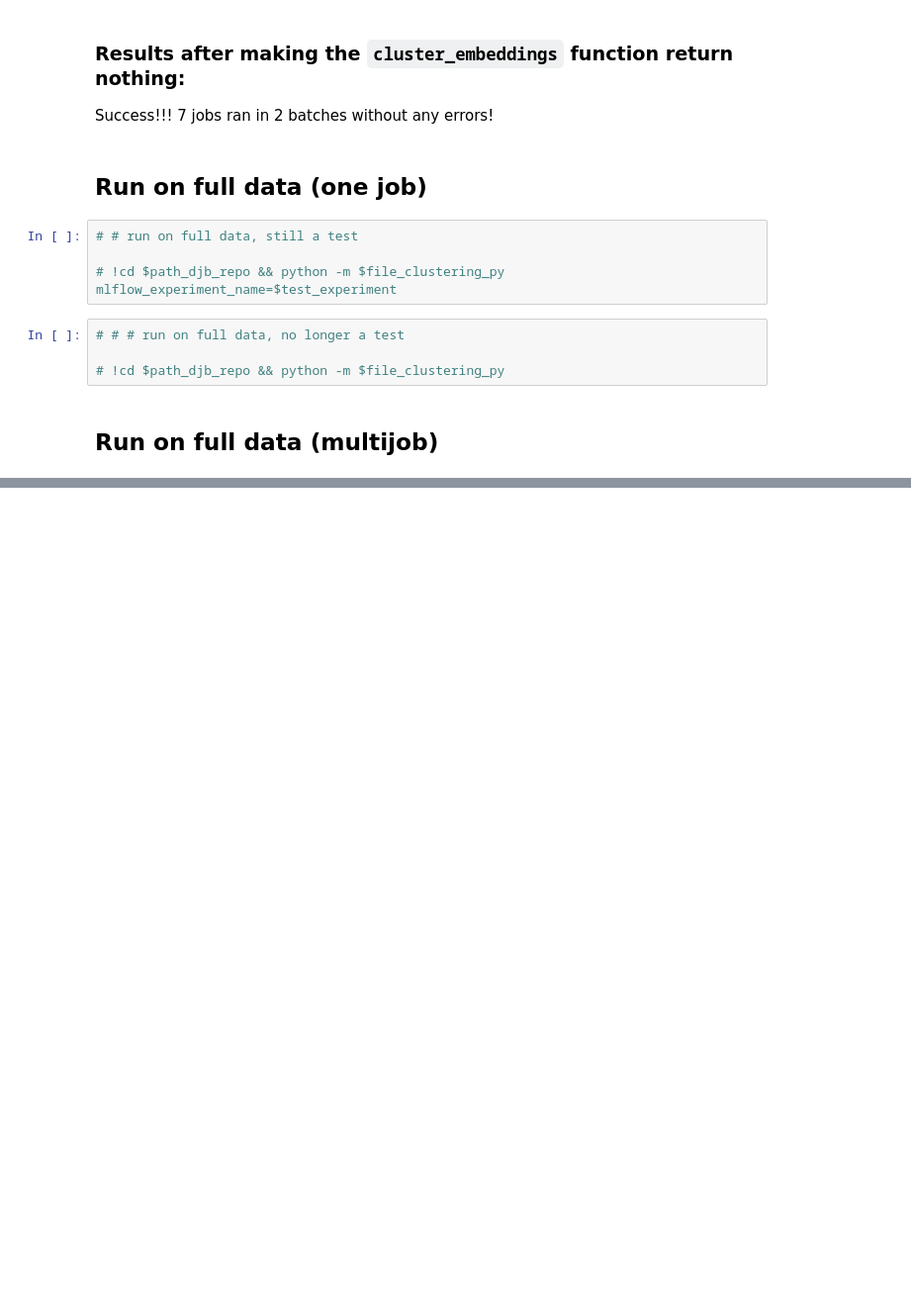
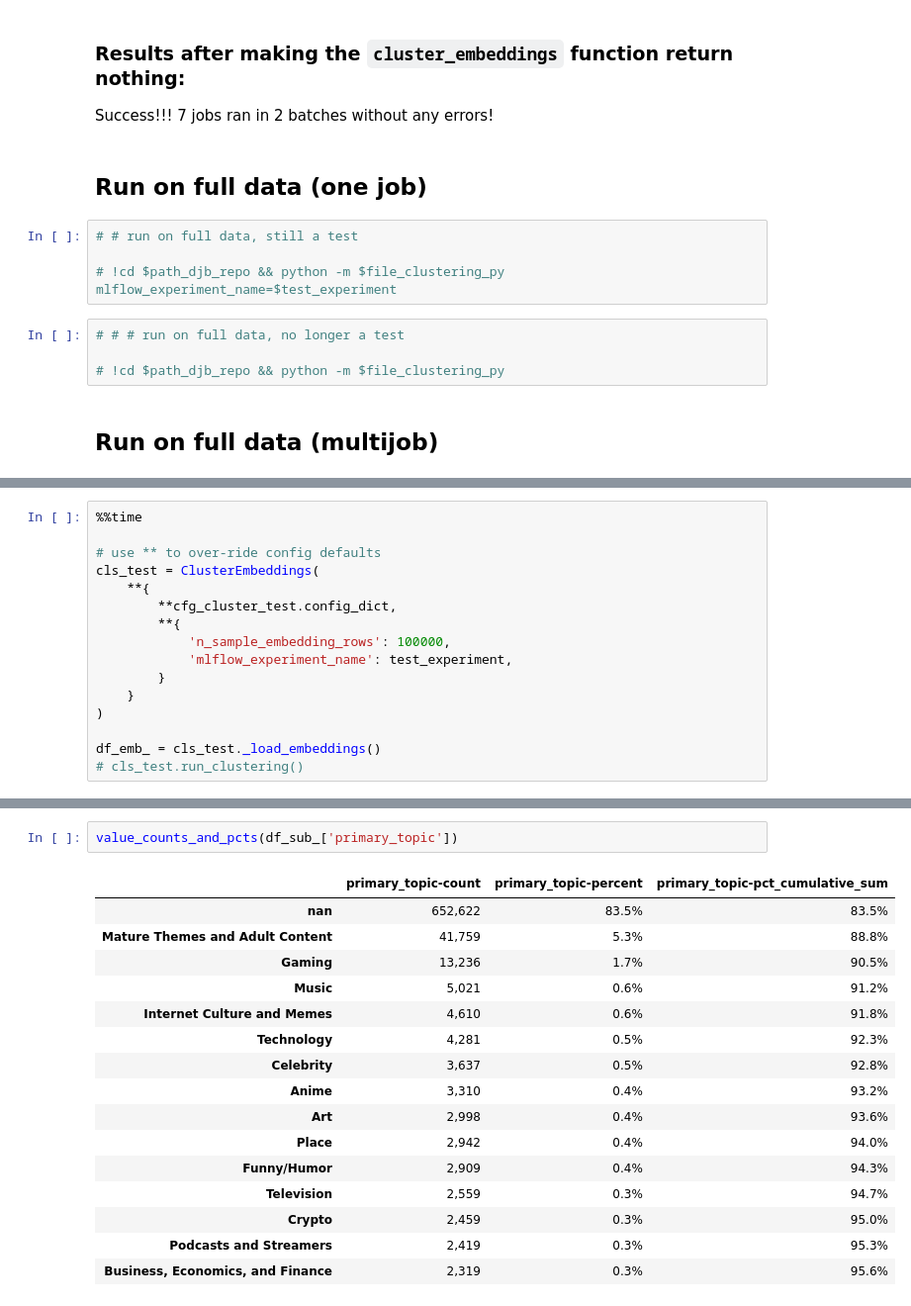
Before and after one commit to nazanin-zinouri/subclu, a Jupyter notebook: notebooks/v0.6.1/djb_06.00-2022-11-09-run_v0.6.1_subreddit_level_clustering_hydra_parallel.ipynb, the cells around one changed output, grey strips where cells are left out. Shown at 99% size. Saved outputs shown, nothing was run; the diff lists cells and outputs as text; blank space fills up the shorter version.

```diff
--- a/notebooks/v0.6.1/djb_06.00-2022-11-09-run_v0.6.1_subreddit_level_clustering_hydra_parallel.ipynb
+++ b/notebooks/v0.6.1/djb_06.00-2022-11-09-run_v0.6.1_subreddit_level_clustering_hydra_parallel.ipynb
@@ -472,0 +484,16 @@ clustering_v0.5.0_subreddit_base
+# %%
+%%time
+
+# use ** to over-ride config defaults
+cls_test = ClusterEmbeddings(
+    **{
+        **cfg_cluster_test.config_dict,
+        **{
+            'n_sample_embedding_rows': 100000,
+            'mlflow_experiment_name': test_experiment,
+        }
+    }
+)
+
+df_emb_ = cls_test._load_embeddings()
+# cls_test.run_clustering()
@@ -472,0 +556,19 @@ clustering_v0.5.0_subreddit_base
+# %%
+value_counts_and_pcts(df_sub_['primary_topic'])
+# %% [output]
+|  | primary_topic-count | primary_topic-percent | primary_topic-pct_cumulative_sum |
+| nan | 652,622 | 83.5% | 83.5% |
+| Mature Themes and Adult Content | 41,759 | 5.3% | 88.8% |
+| Gaming | 13,236 | 1.7% | 90.5% |
+| Music | 5,021 | 0.6% | 91.2% |
+| Internet Culture and Memes | 4,610 | 0.6% | 91.8% |
+| Technology | 4,281 | 0.5% | 92.3% |
+| Celebrity | 3,637 | 0.5% | 92.8% |
+| Anime | 3,310 | 0.4% | 93.2% |
+| Art | 2,998 | 0.4% | 93.6% |
+| Place | 2,942 | 0.4% | 94.0% |
+| Funny/Humor | 2,909 | 0.4% | 94.3% |
+| Television | 2,559 | 0.3% | 94.7% |
+| Crypto | 2,459 | 0.3% | 95.0% |
+| Podcasts and Streamers | 2,419 | 0.3% | 95.3% |
+| Business, Economics, and Finance | 2,319 | 0.3% | 95.6% |
```
Also changed, not shown: parts of 29 cells of this notebook, 1 other file.
